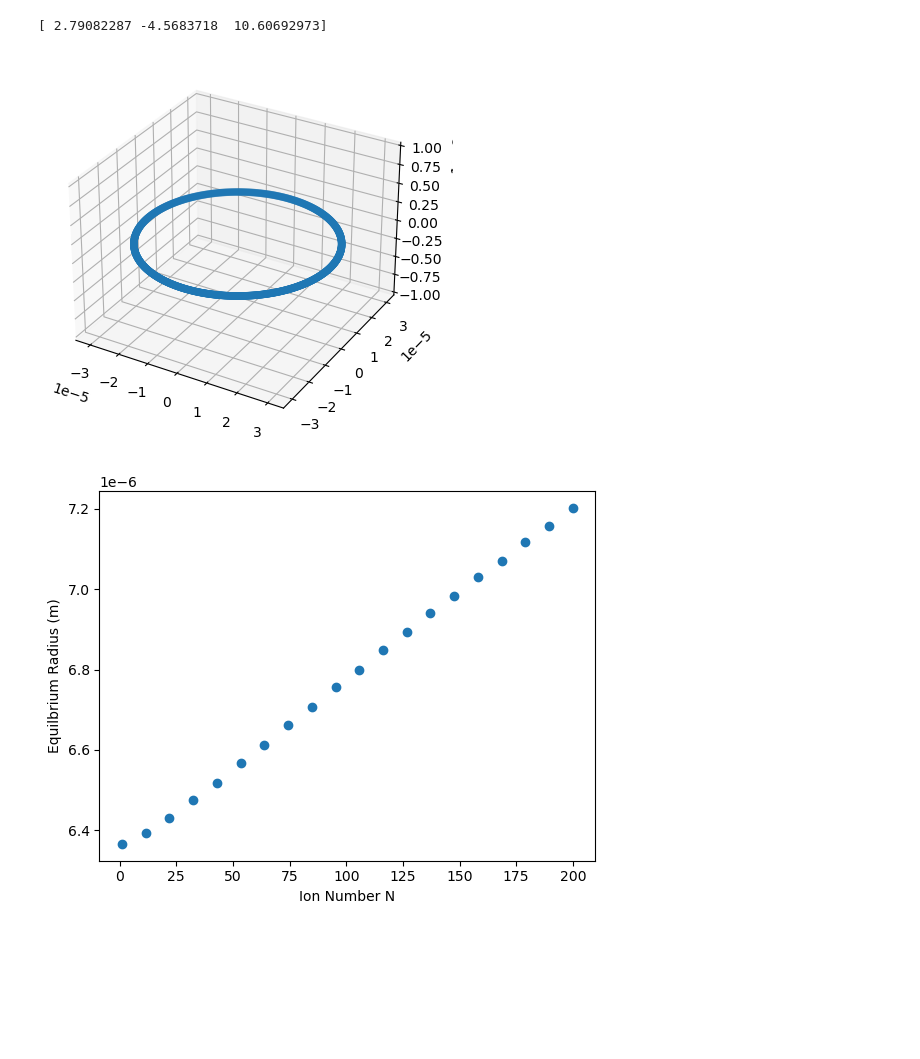
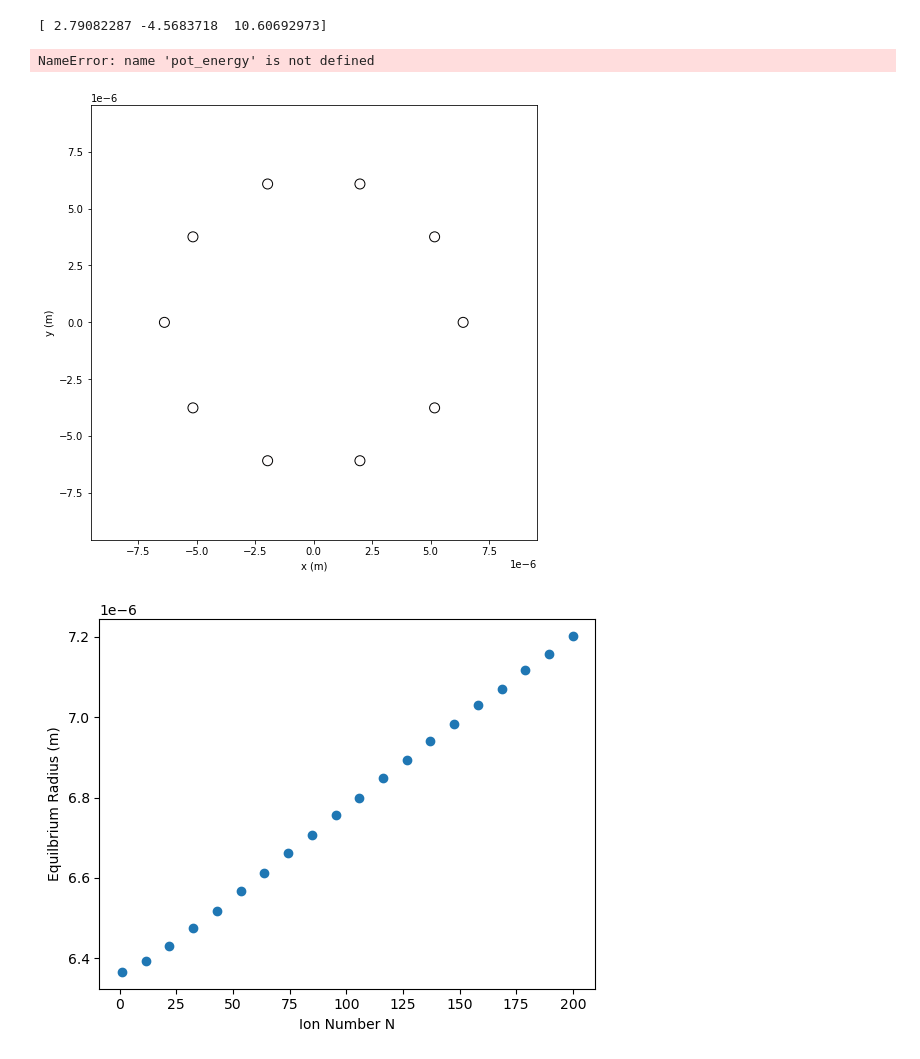
Before and after one commit to code-sc/ion-trap-simulation, a Jupyter notebook: simulation_code.ipynb, the cells around one changed output. Cells and saved outputs as stored; diff of their text form; code cells hidden in the pictures; blank space fills up the shorter version.

```diff
--- a/simulation_code.ipynb
+++ b/simulation_code.ipynb
@@ -339,0 +342,3 @@ plt.show()
+# %%
+def f(t):
+    return (Ac + Am*np.sin(wm*t))*np.sin(wc*t)
@@ -339,0 +467,9 @@ plt.show()
+# %%
+# plot trajectories
+
+t_sim = t_sim = np.linspace(0, T, int(T/dt)+1)
+plt.plot(t_sim, x_sim[:,0], alpha=0.5)
+plt.plot(t_sim, x_sim[:,1], alpha=0.5)
+# plt.xlim(0, 100)
+# plt.ylim(-2, 2)
+plt.show()
@@ -1220,6 +1377,11 @@ def cartesian_to_polar(cart):
         if pol[1] < 0:
             pol[1] = 2*np.pi + pol[1]
         pol[2] = cart[2]
+    elif cart.ndim == 2:
+        pol[:,0] = np.sqrt(cart[:,0]**2 + cart[:,1]**2)
+        pol[:,1] = np.arctan2(cart[:,1], cart[:,0])
+        pol[:,1] = np.where(pol[:,1] < 0, 2*np.pi + pol[:,1], pol[:,1])
+        pol[:,2] = cart[:,2]
     else:
         pol[:,:,0] = np.sqrt(cart[:,:,0]**2 + cart[:,:,1]**2)
         pol[:,:,1] = np.arctan2(cart[:,:,1], cart[:,:,0])
@@ -1483,25 +1742,38 @@ def get_ring_eq_pos(n, offset=0, perturbed=False, coord_system="cart"):
     return r_eq
 # %%
 # calculate equilibrium positions
-r_eq = get_ring_eq_pos(n, offset=0, perturbed=False)
+r_eq = get_ring_eq_pos(n, offset=0, perturbed=True, method="BFGS", coulomb_cutoff=0)
+# %%
+print(pot_energy(r_eq.flatten()))
+# %% [output]
+NameError: name 'pot_energy' is not defined
 # %%
 # plot equilibrium positions
-fig = plt.figure()
-ax = fig.add_subplot(projection='3d')
+fig = plt.figure(figsize=(8, 8))
 
-ax.scatter(r_eq[:,0], r_eq[:,1], r_eq[:,2])
+# cartesian
 # plt.plot(r_eq[:,0], r_eq[:,1], marker=".", linestyle="")
-# r_eq = get_ring_eq_pos(n, offset=0, perturbed=True)
-# plt.plot(r_eq[:,0], r_eq[:,1], marker="o", linestyle="")
-# plt.xlim(-1.5*trap_radius, 1.5*trap_radius)
-# plt.ylim(-1.5*trap_radius, 1.5*trap_radius)
-# plt.xlabel("x (m)")
-# plt.ylabel("y (m)")
-# ax.set_xlim(-1e-6, 1e-6)
-ax.set_zlim(-1e-8, 1e-8)
+plt.scatter(r_eq[:,0], r_eq[:,1], c=r_eq[:,2], cmap="seismic", s=100, edgecolors="black", vmin=-np.max(np.abs(r_eq)), vmax=np.max(np.abs(r_eq)) )
+plt.xlim(-1.5*trap_radius, 1.5*trap_radius)
+plt.ylim(-1.5*trap_radius, 1.5*trap_radius)
+plt.xlabel("x (m)")
+plt.ylabel("y (m)")
+
+# polar
+# r_eq_pol = cartesian_to_polar(r_eq)
+# plt.plot(r_eq_pol[:,1], r_eq_pol[:,0], marker=".", linestyle="")
+# plt.xlabel("φ (rad)")
+# plt.ylabel("r (m)")
+# print(np.ptp(r_eq_pol[:,0]))
+
+# 3d
+# ax = fig.add_subplot(projection='3d')
+# ax.scatter(r_eq[:,0], r_eq[:,1], r_eq[:,2])
+# # ax.set_xlim(-1e-6, 1e-6)
+# # ax.set_zlim(-1e-12, 1e-12)
 plt.show()
 # %% [output]
-[figure, old version]
+[figure, new version]
 # %%
 # calculate equilibrium radius vs. ion number
 npts = 20
```
Also changed, not shown: parts of 29 cells of this notebook, 2 other files.
